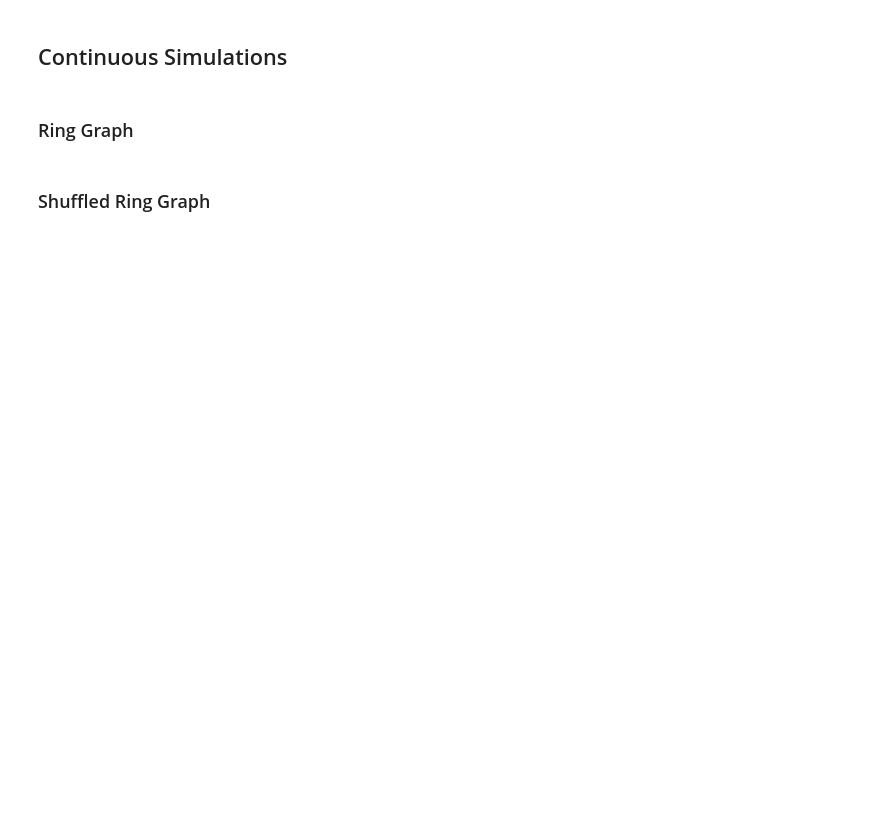
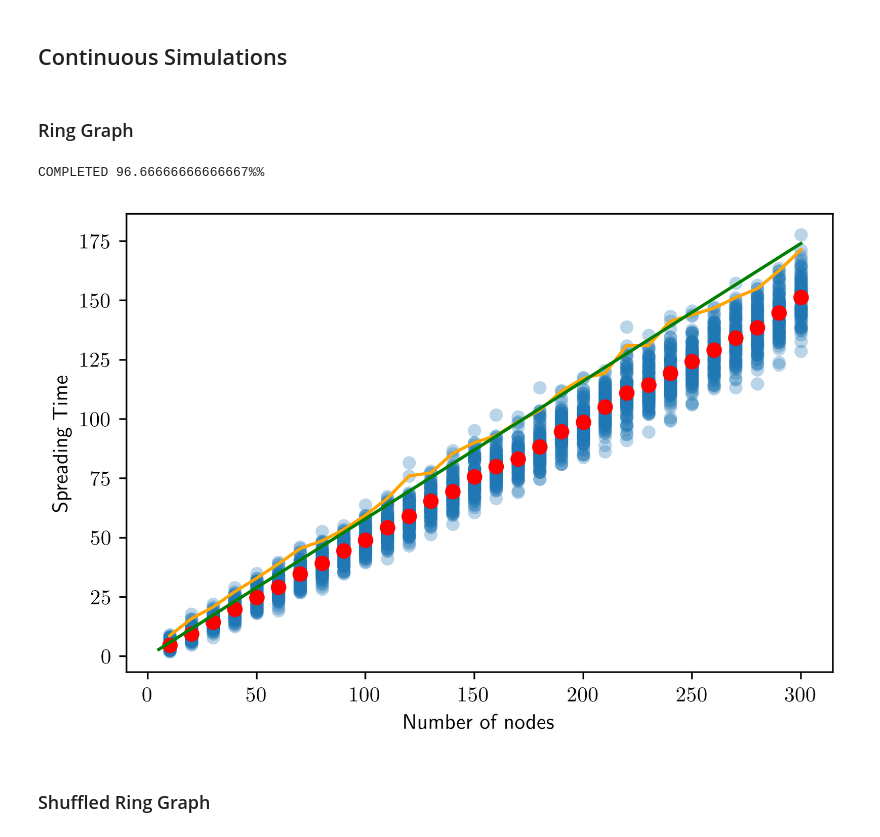
Before and after one commit to LucasOJ/maths-project, a Jupyter notebook: simulations/src/simulations.ipynb, the cells around one changed output. Drawn from its saved outputs; the diff is of its cells as text; code cells hidden in the pictures; blank space fills up the shorter version.

```diff
--- a/simulations/src/simulations.ipynb
+++ b/simulations/src/simulations.ipynb
@@ -35,8 +35,8 @@ def spreading_scaling_simulation(graph_generator, min_nodes = 10, max_nodes = DE
         spreading_time_tuples = [(n, spreading_time) for spreading_time in spreading_times]
         results.extend(spreading_time_tuples)
         means.append((n, np.mean(spreading_times)))
-        top_percentiles.append((n, np.percentile(spreading_times, 100*(1.0-(1.0/n)))))
-        bottom_percentiles.append((n, np.percentile(spreading_times, 100.0/n)))
+        top_percentiles.append((n, np.percentile(spreading_times, 99)))
+        bottom_percentiles.append((n, np.percentile(spreading_times, 1)))
         if (n - min_nodes) % CHECK_STEP == 0:
             print("COMPLETED " + str(100 * float(n) / float(max_nodes))+ "%", end='\r', flush=True)
     return results, means, top_percentiles, bottom_percentiles
@@ -45,18 +45,24 @@ def spreading_scaling_simulation(graph_generator, min_nodes = 10, max_nodes = DE
 # %%
 def ring_generator(number_of_nodes, timestep, informed_nodes) -> Graph:
     return nx.cycle_graph(number_of_nodes)
 
-# results, means, top_percentiles = spreading_scaling_simulation(ring_generator, runs_per_size=100, max_nodes=300)
+results, means, top_percentiles, bottom_percentiles = spreading_scaling_simulation(
+    ring_generator,
+    runs_per_size=100,
+    max_nodes=300)
 
 plt.figure(dpi=400)
 plt.scatter(*zip(*results), alpha=0.3, linewidths=0.0, s=40)
 plt.scatter(*zip(*means), c='r', s=40)
 plt.plot(*zip(*top_percentiles), c='orange')
 plt.xlabel("Number of nodes")
 plt.ylabel("Spreading Time")
 f = x * 0.58
 plt.plot(x, f, 'g')
 plt.show()
+# %% [output]
+COMPLETED 96.66666666666667%%
+[figure, added]
 # %% [markdown]
 ### Shuffled Ring Graph
 # %%
```
Also changed, not shown: parts of 4 cells of this notebook, 1 other file.
